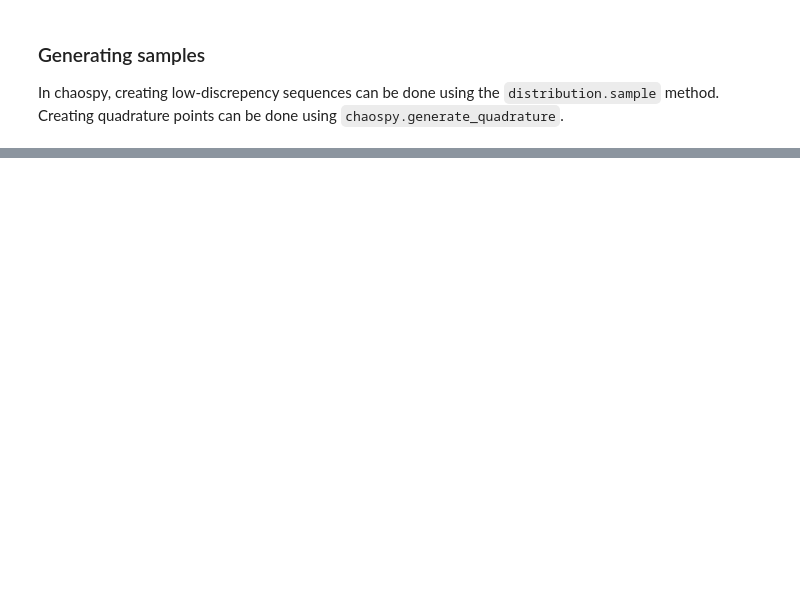
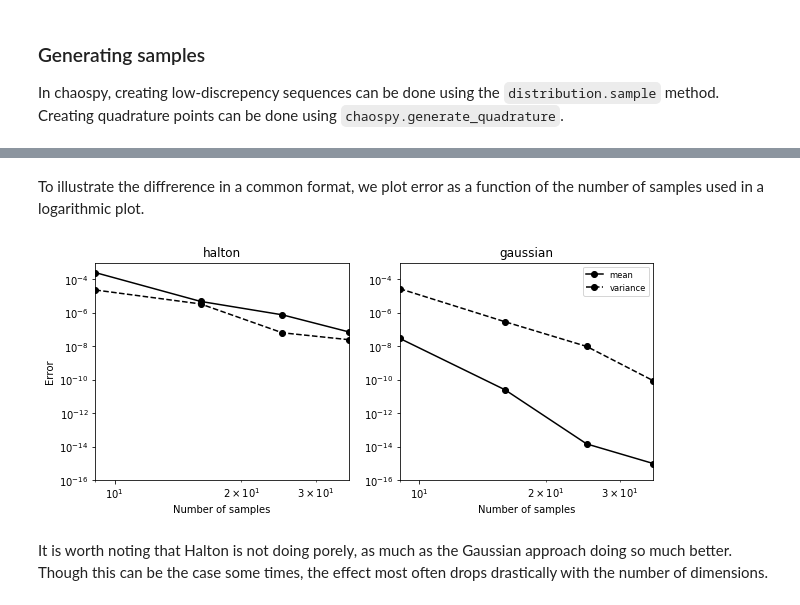
Before and after one commit to jonathf/chaospy, a Jupyter notebook: examples/point_collocation_method.ipynb, the cells around one changed output, grey strips where cells are left out. Cells and saved outputs as stored; diff of their text form; code cells hidden in the pictures; blank space fills up the shorter version.

```diff
--- a/examples/point_collocation_method.ipynb
+++ b/examples/point_collocation_method.ipynb
@@ -52,0 +245,51 @@ UnboundLocalError: local variable 'fu' referenced before assignment
+# %%
+# True mean and variance (calculated analytically)
+t = coordinates[1:]
+true_mean = numpy.hstack([1.5, 15*(numpy.e**(-0.1*t)-numpy.e**(-0.2*t))/t])
+true_variance = numpy.hstack([2.29, 11.45*(numpy.e**(-0.2*t)-numpy.e**(-0.4*t))/t])-true_mean**2
+
+# Functions for estimate the distance between estimated and true statistics
+error_mean = lambda mean: numpy.mean(numpy.abs(mean-true_mean))
+error_variance = lambda variance: numpy.mean(numpy.abs(variance-true_variance))
+# %% [markdown]
+To illustrate the diffrerence in a common format, we plot error as a function of the number of samples used in a logarithmic plot.
+# %%
+# Estimate mean and variance for various number of samples
+polynomial_orders = list(range(2, 6))
+for idx, rule in enumerate(rules):
+    pyplot.subplot(1, 2, idx+1)
+
+    results = []
+    for order in polynomial_orders:
+
+        # Perform analysis for a specific order
+        samples = (distribution.sample((order+1)**2, rule="halton") if rule == "halton"
+                   else chaospy.generate_quadrature(order, distribution, rule="gaussian")[0])
+        evaluations = [model_predictor(coordinates, sample) for sample in samples.T]
+        polynomial_expansion = chaospy.orth_ttr(order, distribution)
+        model_approximation = chaospy.fit_regression(polynomial_expansion, samples, evaluations)
+
+        # Store results
+        error_E = error_mean(chaospy.E(model_approximation, distribution))
+        error_V = error_variance(chaospy.Var(model_approximation, distribution))
+        results.append(((order+1)**2, error_E, error_V))
+
+    # Extract results
+    sizes, errors_E, errors_V = list(zip(*results))
+
+    # Error plot for mean
+    pyplot.loglog(sizes, errors_E, "ko-", label="mean")
+
+    # Error plot for variance
+    pyplot.loglog(sizes, errors_V, "ko--", label="variance")
+
+    # Make plot pretty
+    pyplot.axis([min(sizes), max(sizes), 1e-16, 1e-3])
+    pyplot.title(rule)
+    pyplot.xlabel("Number of samples")
+    pyplot.legend() if idx else pyplot.ylabel("Error")
+# %% [output]
+[figure, added]
+# %% [markdown]
+It is worth noting that Halton is not doing porely, as much as the Gaussian approach doing so much better.
+Though this can be the case some times, the effect most often drops drastically with the number of dimensions.
```
Also changed, not shown: parts of 23 cells of this notebook, 4 other files.
